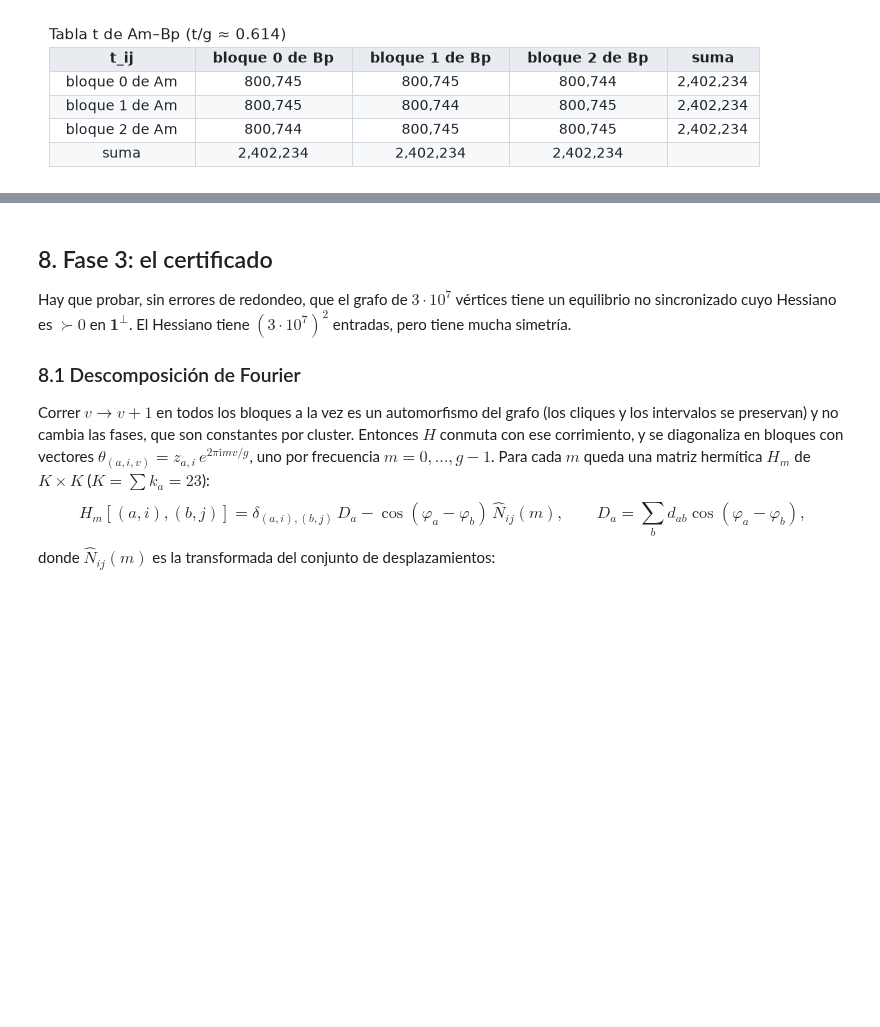
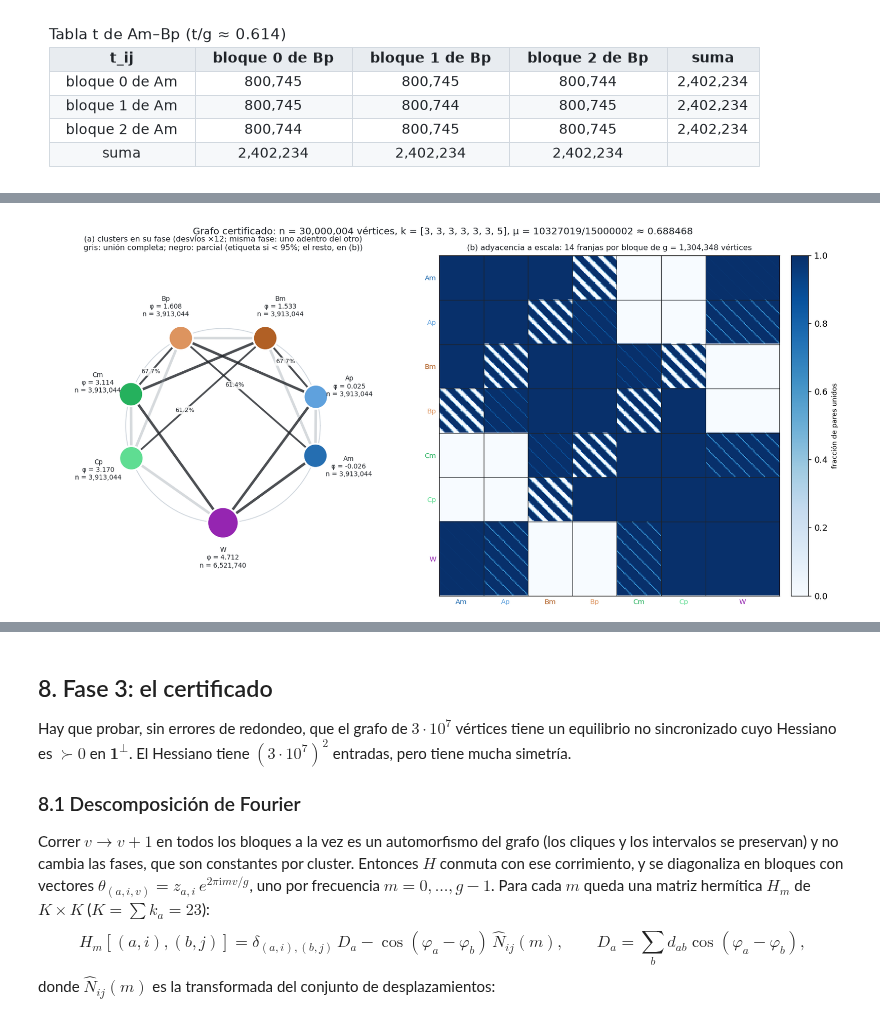
Before and after one commit to Nicoyanz98/investighaton-teo-optimizacion-2026, a Jupyter notebook: notebooks/Grafo_explicito_S7.ipynb, the cells around one changed output, grey strips where cells are left out. Cells and saved outputs as stored; diff of their text form; code cells hidden in the pictures; blank space fills up the shorter version.

Commit message:
Visualizacion del grafo y su simulacion en el notebook

```diff
--- a/notebooks/Grafo_explicito_S7.ipynb
+++ b/notebooks/Grafo_explicito_S7.ipynb
@@ -1069,0 +1137,4 @@ mostrar_tabla(["t_ij", "bloque 0 de Bp", "bloque 1 de Bp", "bloque 2 de Bp", "su
+# %%
+display(Image(filename="../data/figuras/grafo_n30000004_estructura.png"))
+# %% [output]
+[figure, added]
```
Also changed, not shown: parts of 20 cells of this notebook.
